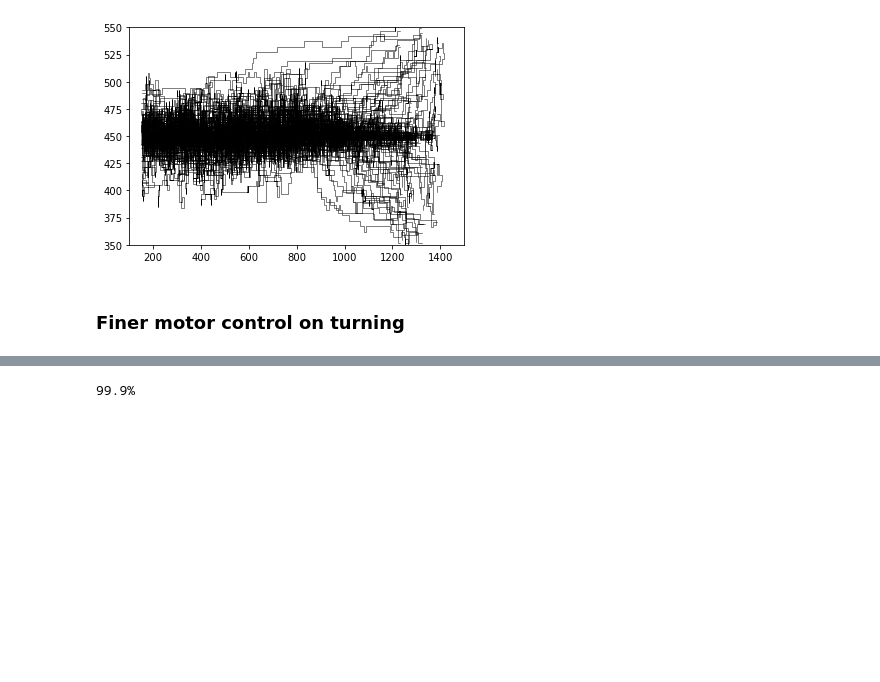
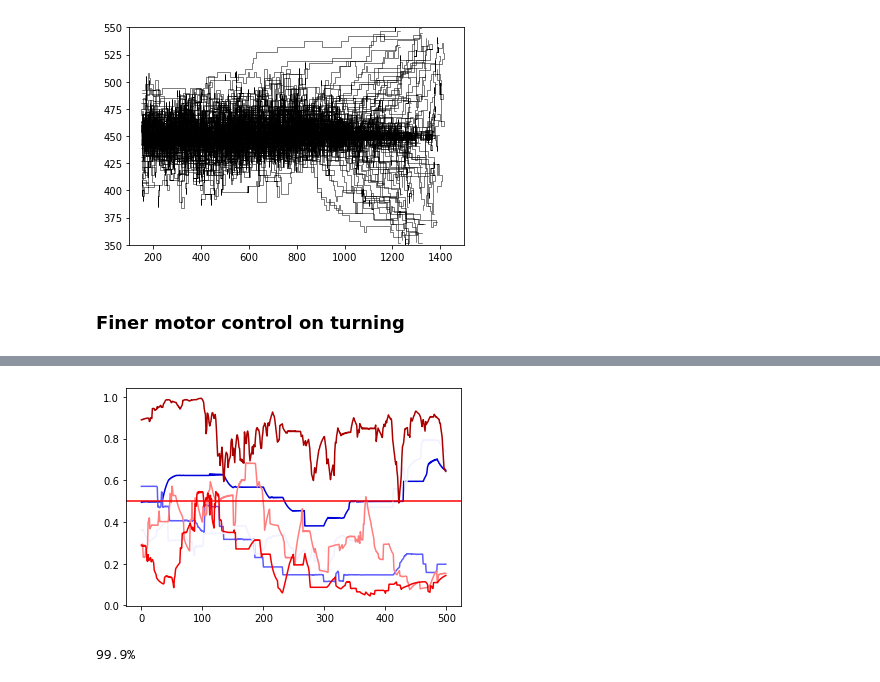
Before and after one commit to niragkadakia/odor-plume-reinforcement-learning, a Jupyter notebook: centerline.ipynb, the cells around one changed output, grey strips where cells are left out. Drawn from its saved outputs; the diff is of its cells as text; code cells hidden in the pictures; blank space fills up the shorter version.

```diff
--- a/centerline.ipynb
+++ b/centerline.ipynb
@@ -156,2 +169,13 @@ plt.show()
+# %%
+temp = .2
+for idx in range(a._num_states):
+    Q1 = np.exp(Q_avg[:, idx, 0]/temp)
+    Q2 = np.exp(Q_avg[:, idx, 1]/temp)
+    val_normed = Q1/(Q1 + Q2)
+    plt.plot(val_normed, color=plt.cm.seismic(idx/(a._num_states + 1) + 0.2))
+plt.axhline(0.5, color='r')
+plt.show()
+# %% [output]
+[figure, added]
 # %%
 a.epsilon=0
```
Also changed, not shown: parts of 6 cells of this notebook, 2 other files.
